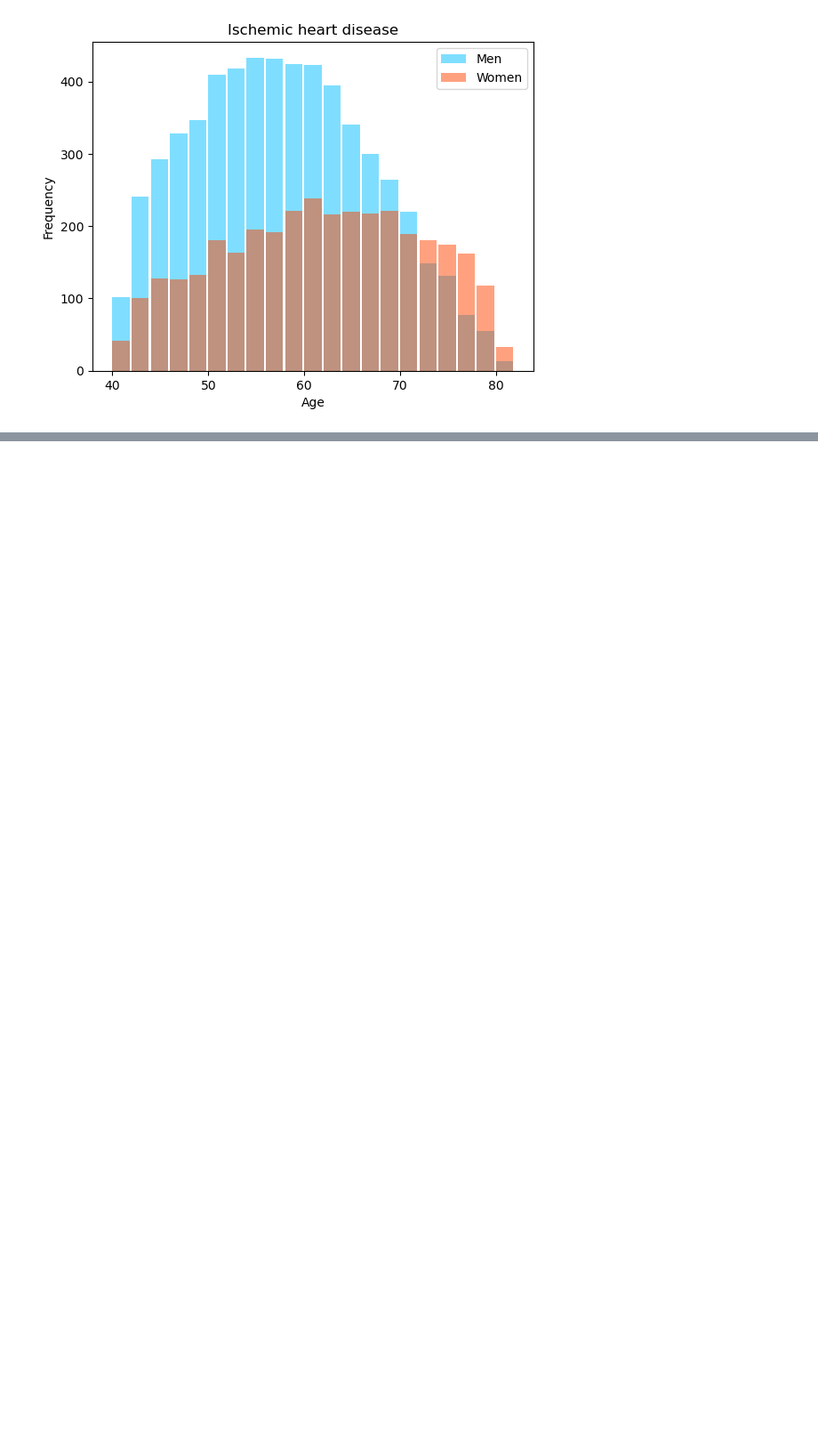
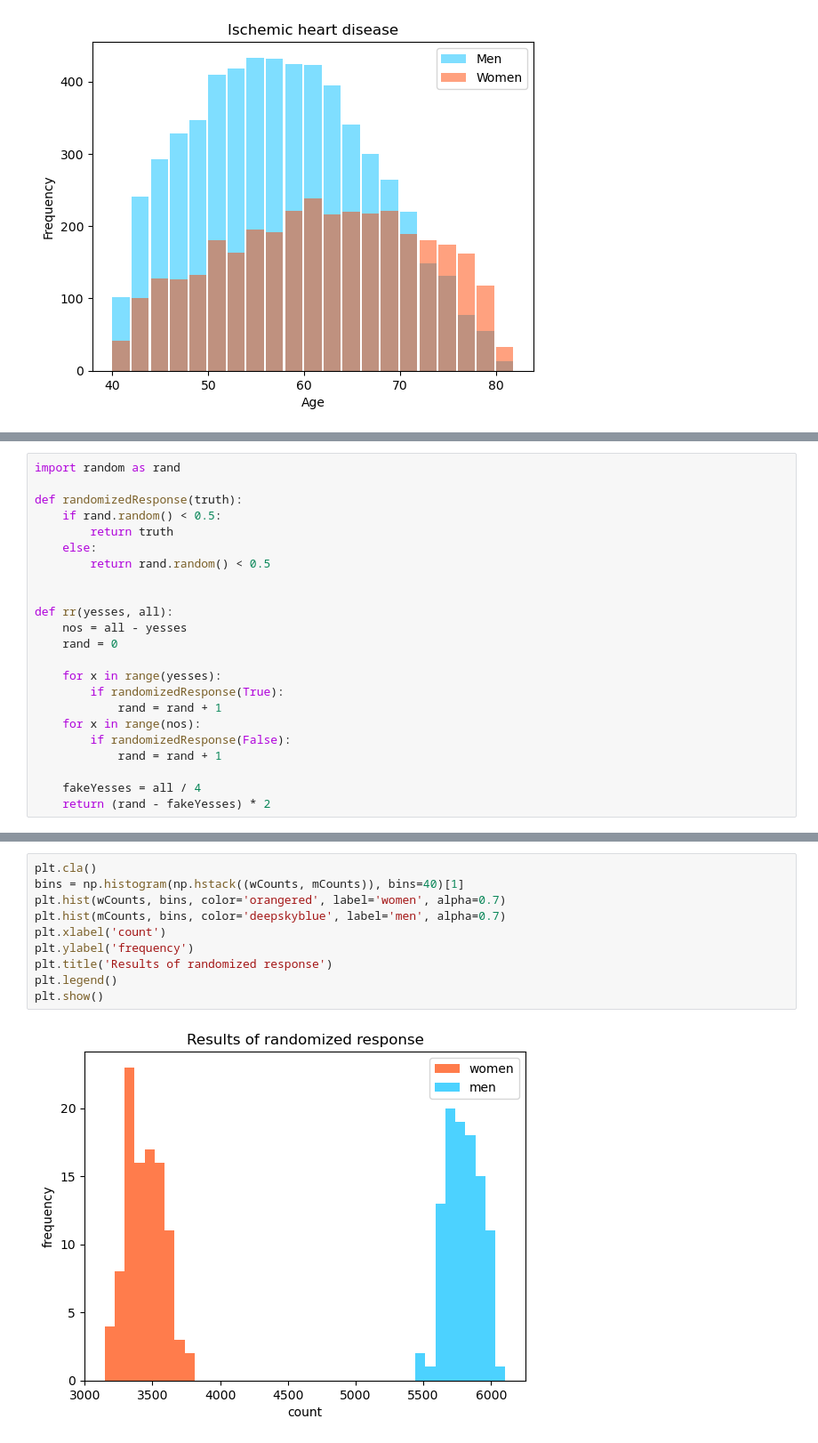
Before and after one commit to EatOreo/DifferentialPrivacyBiasExperiments, a Jupyter notebook: notebooks/CoronaryHeartDisease.ipynb, the cells around one changed output, grey strips where cells are left out. Shown at 89% size. Drawn from its saved outputs; the diff is of its cells as text; blank space fills up the shorter version.

```diff
--- a/notebooks/CoronaryHeartDisease.ipynb
+++ b/notebooks/CoronaryHeartDisease.ipynb
@@ -42,0 +72,23 @@ plt.show()
+# %%
+import random as rand
+
+def randomizedResponse(truth):
+    if rand.random() < 0.5:
+        return truth
+    else:
+        return rand.random() < 0.5
+
+
+def rr(yesses, all):
+    nos = all - yesses
+    rand = 0
+
+    for x in range(yesses):
+        if randomizedResponse(True):
+            rand = rand + 1
+    for x in range(nos):
+        if randomizedResponse(False):
+            rand = rand + 1
+
+    fakeYesses = all / 4
+    return (rand - fakeYesses) * 2
@@ -42,0 +123,12 @@ plt.show()
+# %%
+plt.cla()
+bins = np.histogram(np.hstack((wCounts, mCounts)), bins=40)[1]
+plt.hist(wCounts, bins, color='orangered', label='women', alpha=0.7)
+plt.hist(mCounts, bins, color='deepskyblue', label='men', alpha=0.7)
+plt.xlabel('count')
+plt.ylabel('frequency')
+plt.title('Results of randomized response')
+plt.legend()
+plt.show()
+# %% [output]
+[figure, added]
```
Also changed, not shown: parts of 4 cells of this notebook, 3 other files.
